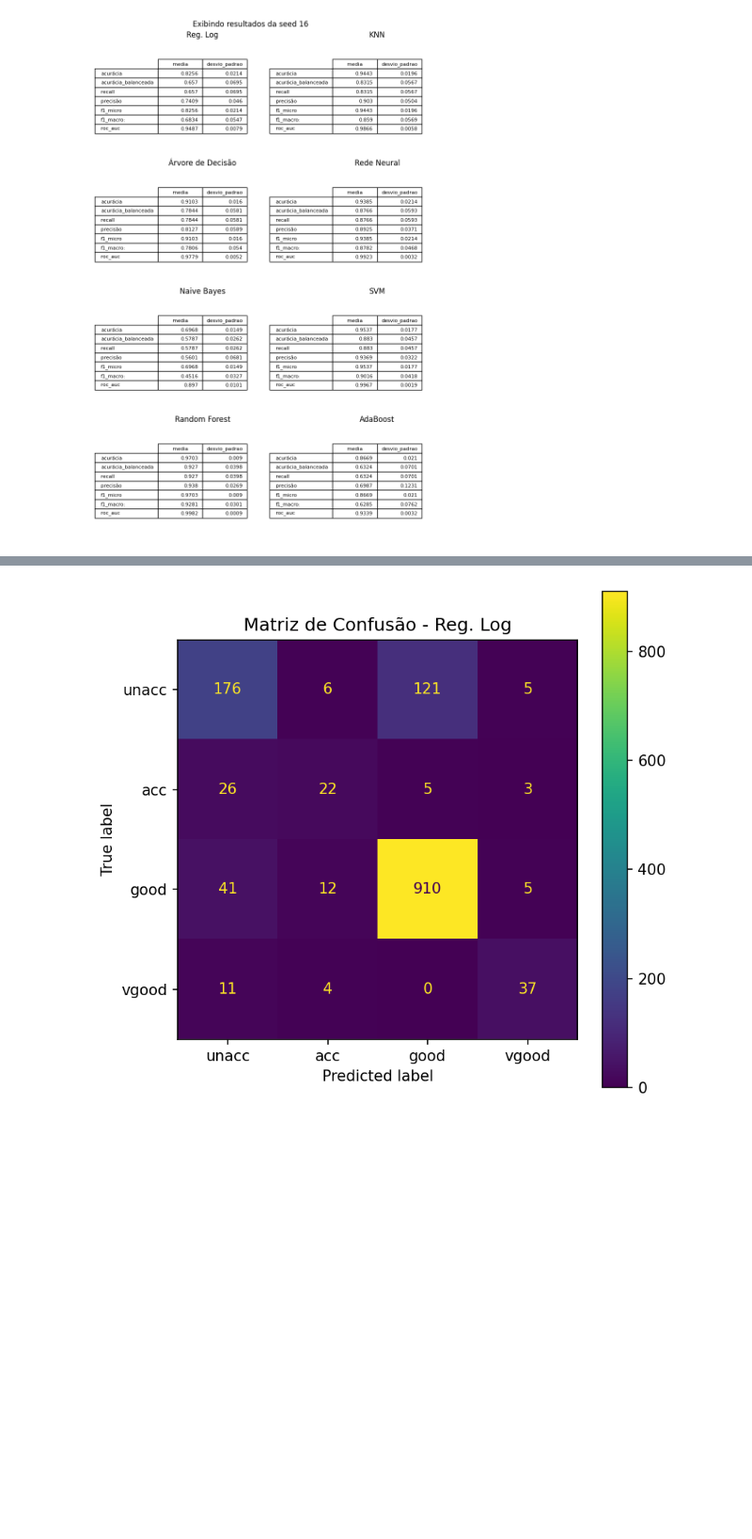
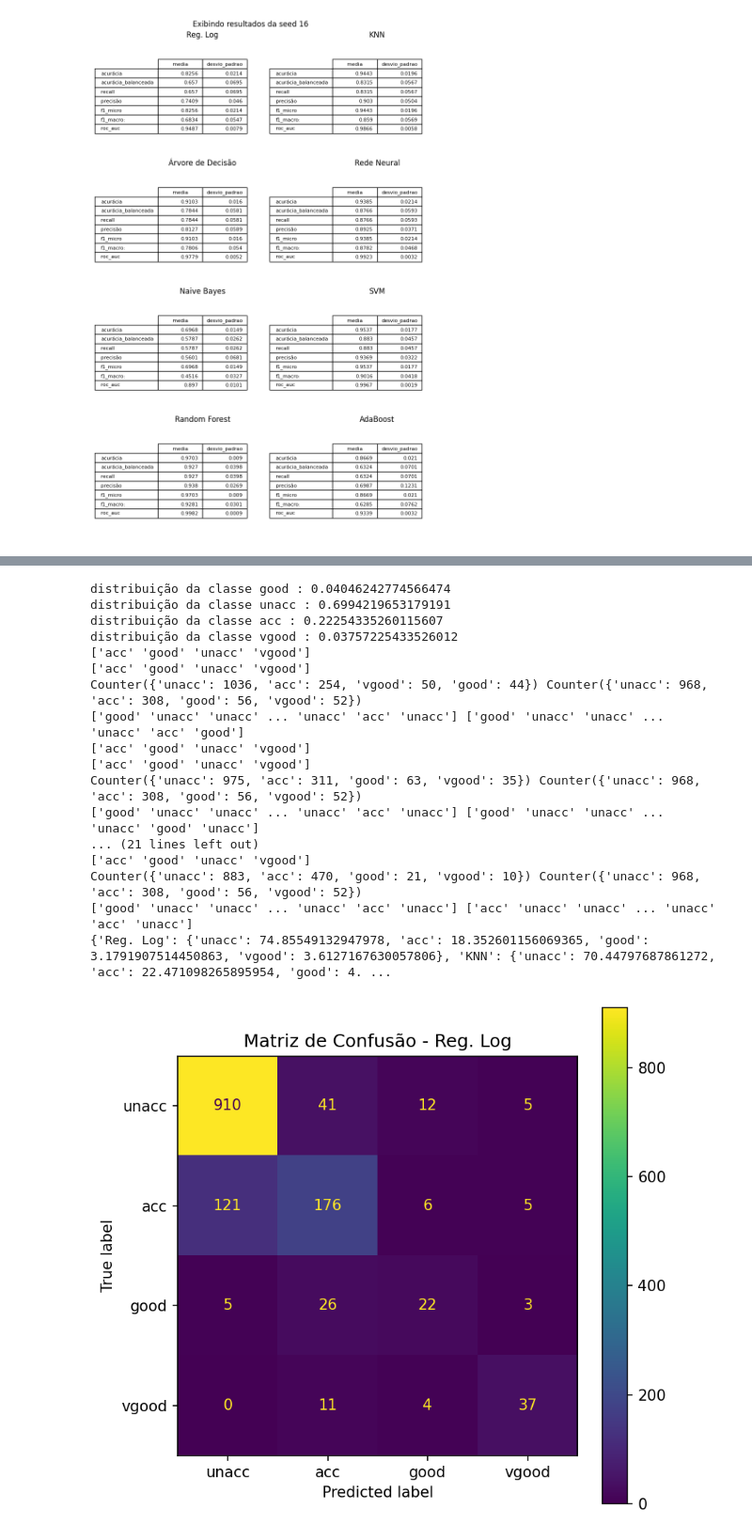
Before and after one commit to Nickolas161202/ML-Project, a Jupyter notebook: spot.ipynb, the cells around one changed output, grey strips where cells are left out. Shown at 94% size. Cells and saved outputs as stored; diff of their text form; code cells hidden in the pictures; blank space fills up the shorter version.

```diff
--- a/spot.ipynb
+++ b/spot.ipynb
@@ -254,19 +258,49 @@ for metrica in metricas.keys():
 [figure]
 # %%
 # Matrizes de confusão das predições
+from collections import Counter
 
 nomes_classes = ["unacc", "acc", "good", "vgood"]
-
+total_tests = Counter(np.concatenate(y_tests))
+y_total =  sum(total_tests.values())
+distr = {i: {j: 0 for j in nomes_classes} for i in nomes_algoritmos}
+for i in total_tests.keys():
+  print(f'distribuição da classe {i} : {total_tests[i] / y_total}')
 for nome in nomes_algoritmos:
     y_tests_axis = np.concatenate(y_tests)
     y_pred_axis = np.concatenate(y_preds[nome])
-
-    cm = confusion_matrix(y_tests_axis, y_pred_axis)
+    print(np.unique(y_tests_axis))
+    print(np.unique(y_pred_axis))
+    counting_test  =  Counter(y_pred_axis)
+    total = sum(counting_test.values())
+    print(counting_test, total_tests)
+    print(y_tests_axis, y_pred_axis)
+    for i in counting_test.keys():
+      distr[nome][i] = (counting_test[i] / total) *100
+      #print(f"distribuição da classe {i} predito no algoritmo {nome}: {counting_test[i] / total}")
+    cm = confusion_matrix(y_pred= y_pred_axis, y_true=y_tests_axis, labels=nomes_classes)
 
     fig, ax = plt.subplots(figsize=(6,6))
     ConfusionMatrixDisplay(confusion_matrix=cm, display_labels=nomes_classes).plot(ax=ax)
-
     ax.set_title(f"Matriz de Confusão - {nome}")
-    plt.show()
+    #plt.show()
+print(distr)
 # %% [output]
+distribuição da classe good : 0.04046242774566474
+distribuição da classe unacc : 0.6994219653179191
+distribuição da classe acc : 0.22254335260115607
+distribuição da classe vgood : 0.03757225433526012
+['acc' 'good' 'unacc' 'vgood']
+['acc' 'good' 'unacc' 'vgood']
+Counter({'unacc': 1036, 'acc': 254, 'vgood': 50, 'good': 44}) Counter({'unacc': 968, 'acc': 308, 'good': 56, 'vgood': 52})
+['good' 'unacc' 'unacc' ... 'unacc' 'acc' 'unacc'] ['good' 'unacc' 'unacc' ... 'unacc' 'acc' 'good']
+['acc' 'good' 'unacc' 'vgood']
+['acc' 'good' 'unacc' 'vgood']
+Counter({'unacc': 975, 'acc': 311, 'good': 63, 'vgood': 35}) Counter({'unacc': 968, 'acc': 308, 'good': 56, 'vgood': 52})
+['good' 'unacc' 'unacc' ... 'unacc' 'acc' 'unacc'] ['good' 'unacc' 'unacc' ... 'unacc' 'good' 'unacc']
+... (21 lines left out)
+['acc' 'good' 'unacc' 'vgood']
+Counter({'unacc': 883, 'acc': 470, 'good': 21, 'vgood': 10}) Counter({'unacc': 968, 'acc': 308, 'good': 56, 'vgood': 52})
+['good' 'unacc' 'unacc' ... 'unacc' 'acc' 'unacc'] ['acc' 'unacc' 'unacc' ... 'unacc' 'acc' 'unacc']
+{'Reg. Log': {'unacc': 74.85549132947978, 'acc': 18.352601156069365, 'good': 3.1791907514450863, 'vgood': 3.6127167630057806}, 'KNN': {'unacc': 70.44797687861272, 'acc': 22.471098265895954, 'good': 4. ...
-[figure, old version]
+[figure, new version]
```
Also changed, not shown: parts of 6 cells of this notebook.
